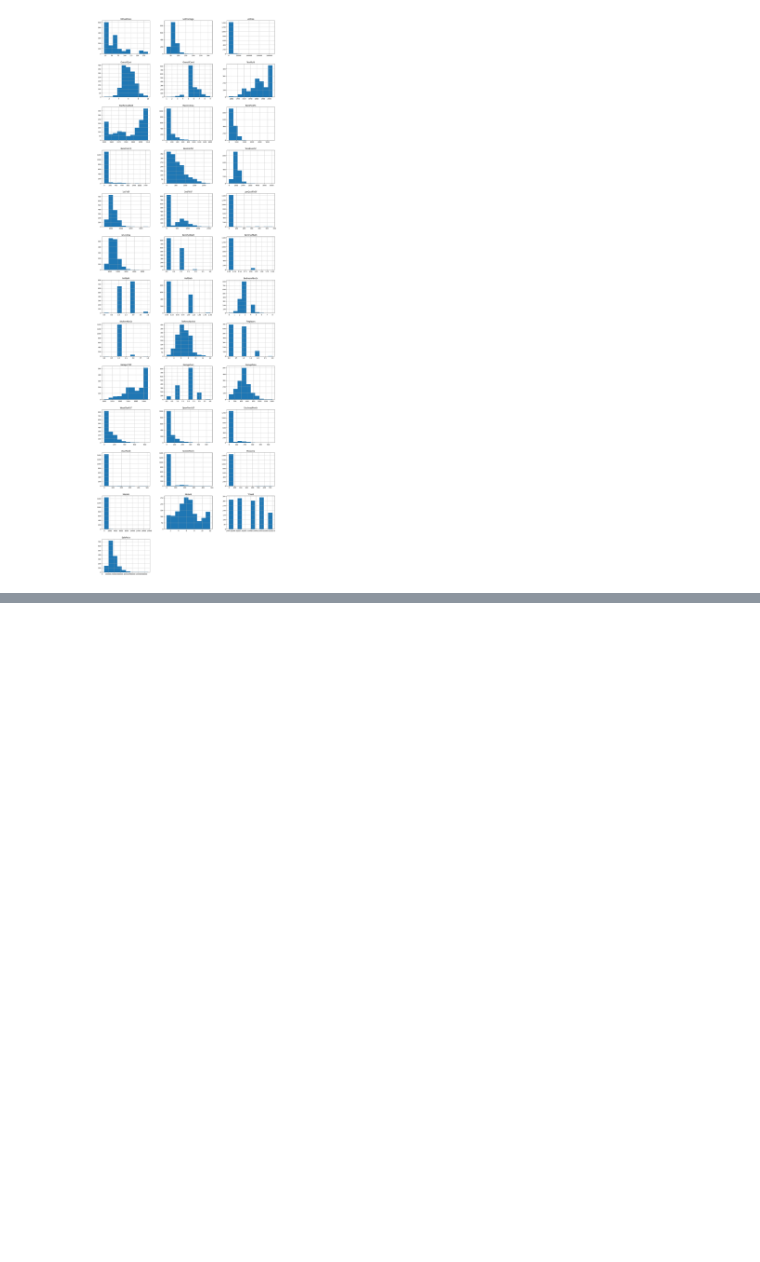
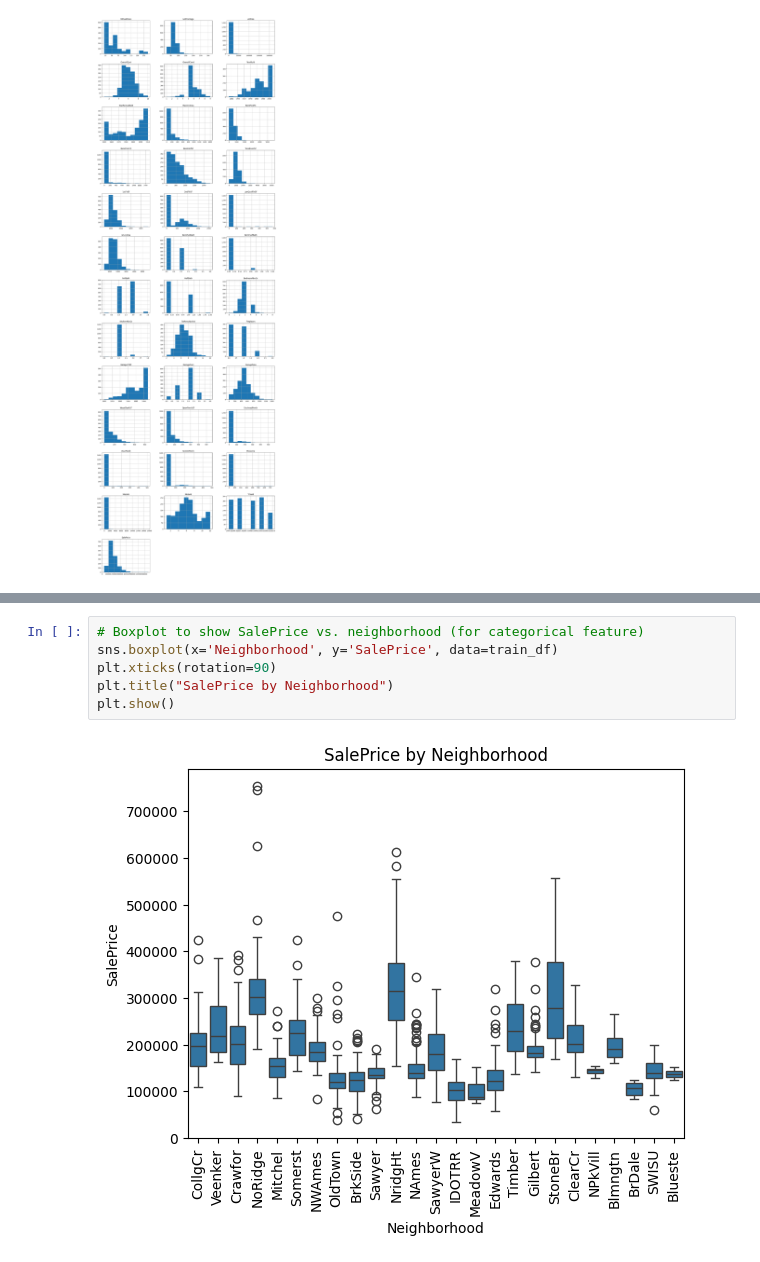
Before and after one commit to ntoitichristine/Group_8_Phas_3, a Jupyter notebook: ntoiti-house-prices-ames.ipynb, the cells around one changed output, grey strips where cells are left out. Drawn from its saved outputs; the diff is of its cells as text; blank space fills up the shorter version.

```diff
--- a/ntoiti-house-prices-ames.ipynb
+++ b/ntoiti-house-prices-ames.ipynb
@@ -377,0 +288,8 @@ Categorical Columns:  Index(['MSZoning', 'Street', 'Alley', 'LotShape', 'LandCon
+# %%
+# Boxplot to show SalePrice vs. neighborhood (for categorical feature)
+sns.boxplot(x='Neighborhood', y='SalePrice', data=train_df)
+plt.xticks(rotation=90)
+plt.title("SalePrice by Neighborhood")
+plt.show()
+# %% [output]
+[figure, added]
```
Also changed, not shown: parts of 27 cells of this notebook.
